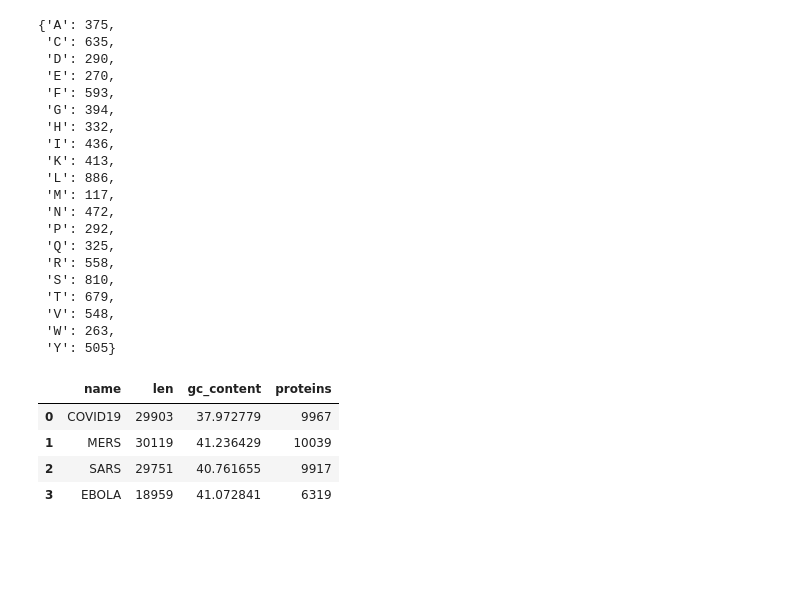
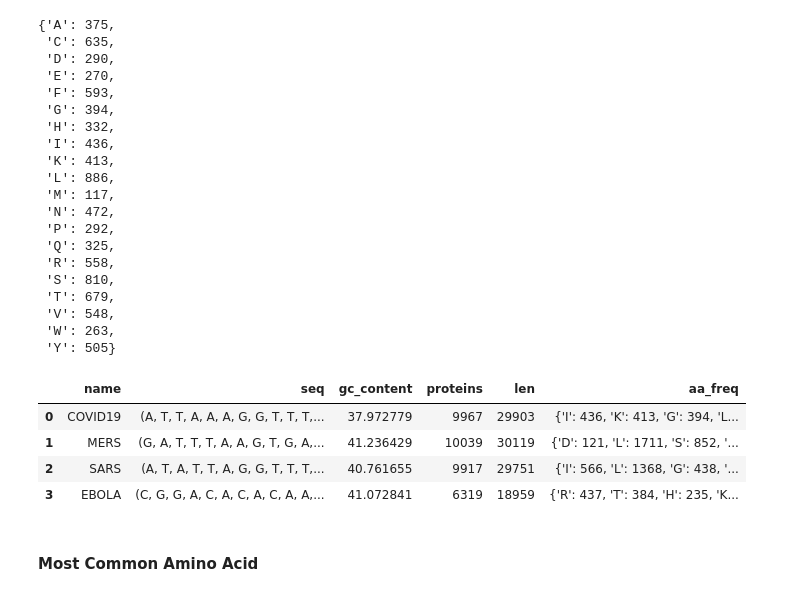
Before and after one commit to lukexyz/DNA-Toolbox, a Jupyter notebook: notebooks/02-SequenceComparison.ipynb, the cells around one changed output. Drawn from its saved outputs; the diff is of its cells as text; code cells hidden in the pictures; blank space fills up the shorter version.

```diff
--- a/notebooks/02-SequenceComparison.ipynb
+++ b/notebooks/02-SequenceComparison.ipynb
@@ -366,11 +372,18 @@ covid_analysed.count_amino_acids()
  'V': 548,
  'W': 263,
  'Y': 505}
-# %%
-df[['name', 'len', 'gc_content', 'proteins']]
-# %% [output]
-|  | name | len | gc_content | proteins |
-| 0 | COVID19 | 29903 | 37.972779 | 9967 |
-| 1 | MERS | 30119 | 41.236429 | 10039 |
-| 2 | SARS | 29751 | 40.761655 | 9917 |
-| 3 | EBOLA | 18959 | 41.072841 | 6319 |
+# %%
+# Method 2
+from collections import Counter
+
+# Find the Amino Acid Frequency
+df['aa_freq'] = df.seq.apply(lambda s: Counter(s.translate()))
+df
+# %% [output]
+|  | name | seq | gc_content | proteins | len | aa_freq |
+| 0 | COVID19 | (A, T, T, A, A, A, G, G, T, T, T,... | 37.972779 | 9967 | 29903 | {'I': 436, 'K': 413, 'G': 394, 'L... |
+| 1 | MERS | (G, A, T, T, T, A, A, G, T, G, A,... | 41.236429 | 10039 | 30119 | {'D': 121, 'L': 1711, 'S': 852, '... |
+| 2 | SARS | (A, T, A, T, T, A, G, G, T, T, T,... | 40.761655 | 9917 | 29751 | {'I': 566, 'L': 1368, 'G': 438, '... |
+| 3 | EBOLA | (C, G, G, A, C, A, C, A, C, A, A,... | 41.072841 | 6319 | 18959 | {'R': 437, 'T': 384, 'H': 235, 'K... |
+# %% [markdown]
+#### Most Common Amino Acid
```
Also changed, not shown: parts of 15 cells of this notebook.
